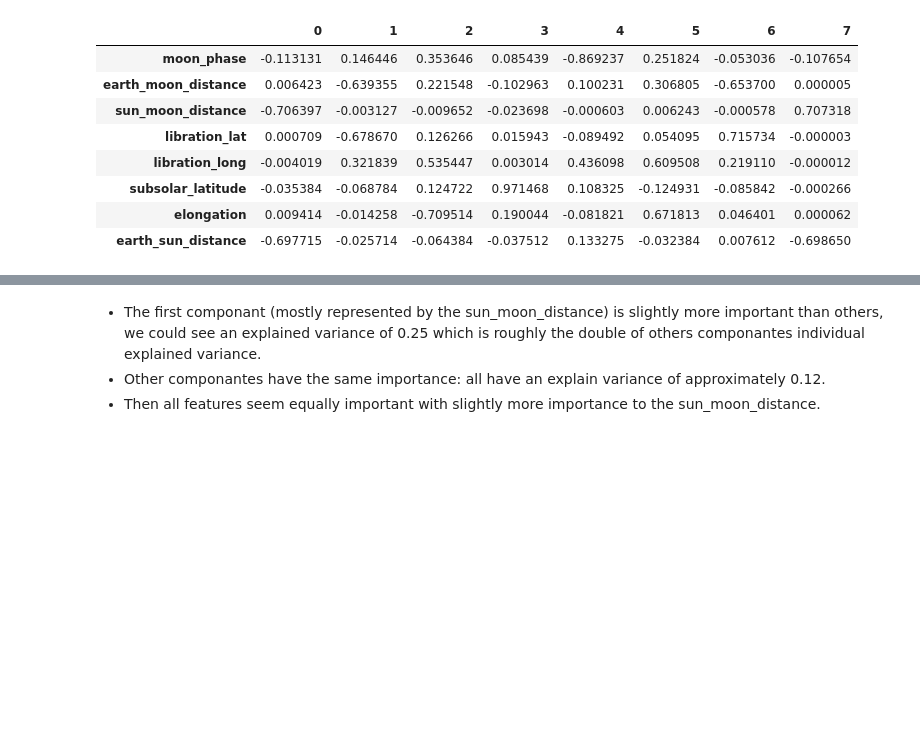
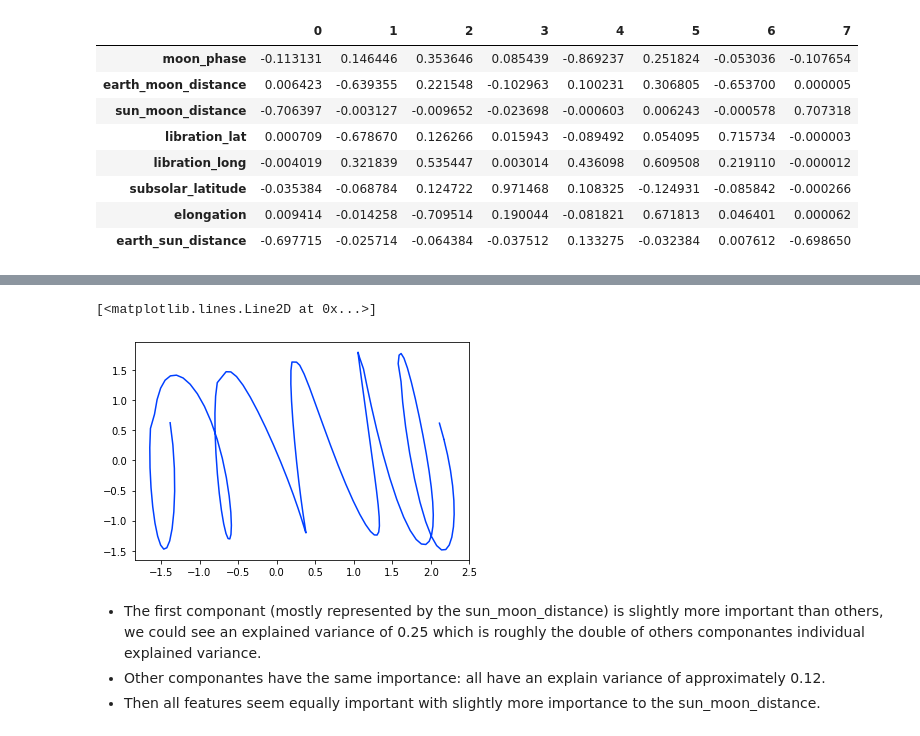
Before and after one commit to otmane-el-aloi/Prediction-of-tidal-coefficients, a Jupyter notebook: flask/dataAnalysisOtmane.ipynb, the cells around one changed output, grey strips where cells are left out. Drawn from its saved outputs; the diff is of its cells as text; code cells hidden in the pictures; blank space fills up the shorter version.

```diff
--- a/flask/dataAnalysisOtmane.ipynb
+++ b/flask/dataAnalysisOtmane.ipynb
@@ -426,3 +430,8 @@ plt.xlabel("PCA componant");
+# %%
+plt.plot(X_pca[:300,0], X_pca[:300,1])
+# %% [output]
+[<matplotlib.lines.Line2D at 0x...>]
+[figure, added]
 # %% [markdown]
 - The first componant (mostly represented by the sun_moon_distance) is slightly more important than others, we could see an explained variance of 0.25 which is roughly the double of others componantes individual explained variance.
 - Other componantes have the same importance: all have an explain variance of approximately 0.12.
```
Also changed, not shown: parts of 4 cells of this notebook.
